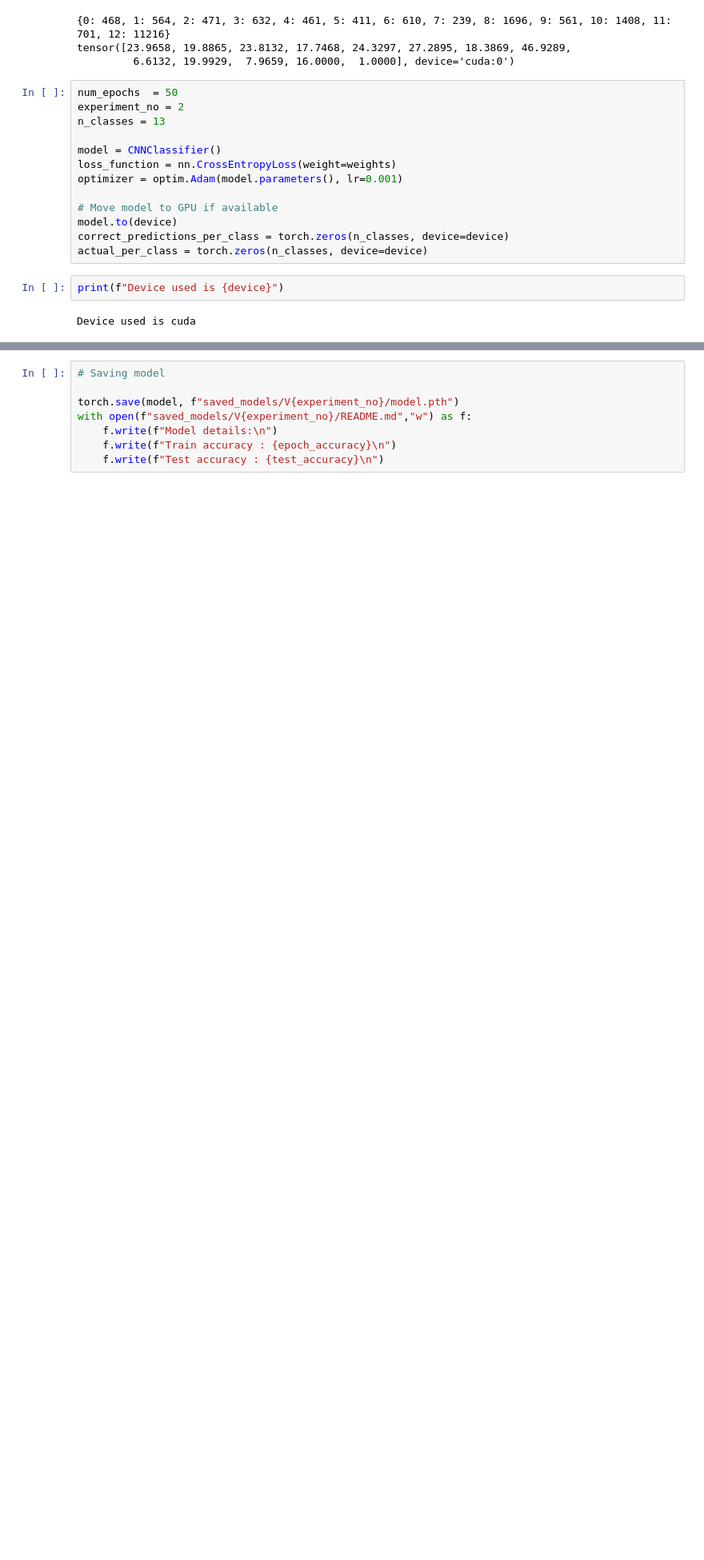
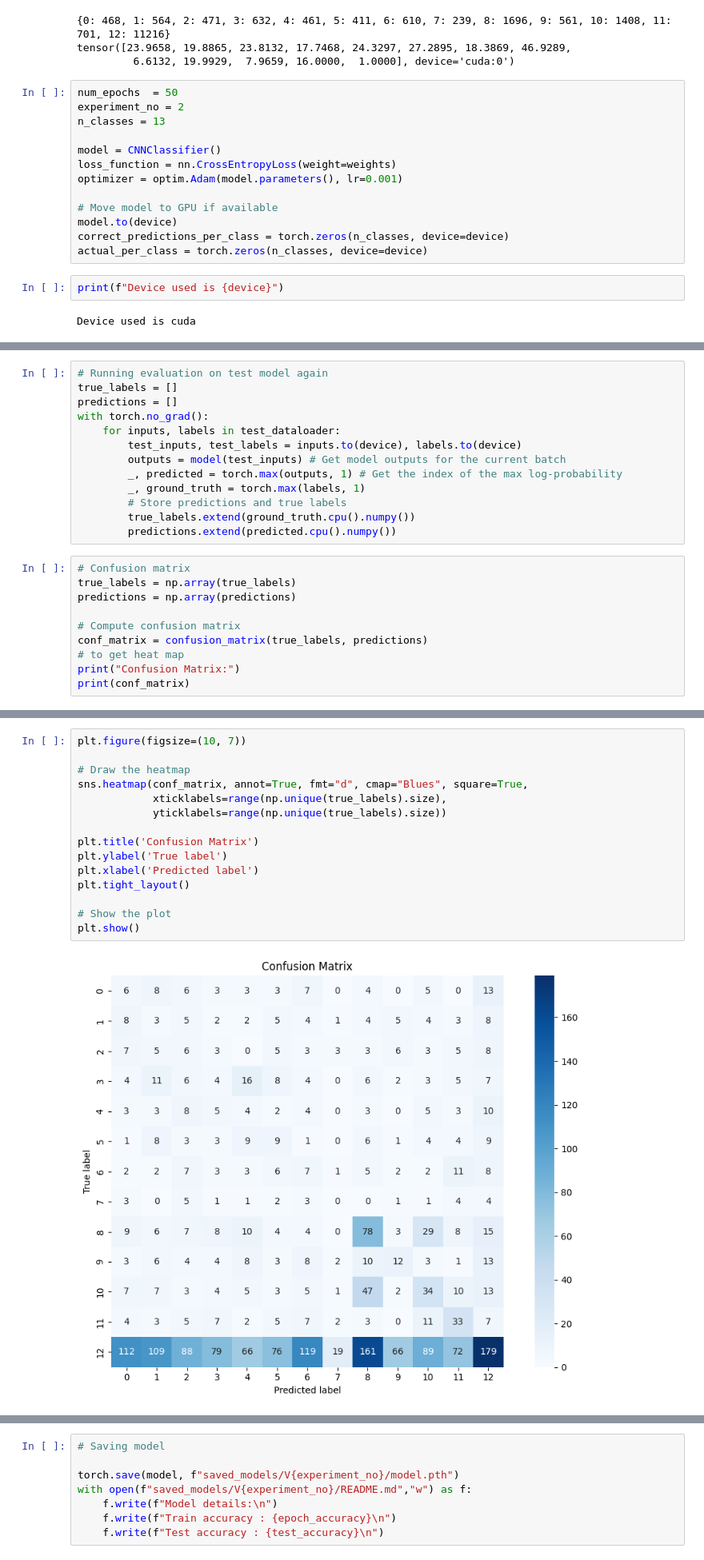
Before and after one commit to MPSLab-ASU/IncidentNet, a Jupyter notebook: city_scale/CNN_DNN/model_train.ipynb, the cells around one changed output, grey strips where cells are left out. Shown: that part at 80% size. Drawn from its saved outputs; the diff is of its cells as text; blank space fills up the shorter version.

Commit message:
Added evaluation metrics

```diff
--- a/city_scale/CNN_DNN/model_train.ipynb
+++ b/city_scale/CNN_DNN/model_train.ipynb
@@ -247,0 +267,23 @@ Epoch 50 Test Accuracy: 17.36%
+# %%
+# Running evaluation on test model again
+true_labels = []
+predictions = []
+with torch.no_grad():
+    for inputs, labels in test_dataloader:
+        test_inputs, test_labels = inputs.to(device), labels.to(device)
+        outputs = model(test_inputs) # Get model outputs for the current batch
+        _, predicted = torch.max(outputs, 1) # Get the index of the max log-probability
+        _, ground_truth = torch.max(labels, 1)
+        # Store predictions and true labels
+        true_labels.extend(ground_truth.cpu().numpy())
+        predictions.extend(predicted.cpu().numpy())
+# %%
+# Confusion matrix
+true_labels = np.array(true_labels)
+predictions = np.array(predictions)
+
+# Compute confusion matrix
+conf_matrix = confusion_matrix(true_labels, predictions)
+# to get heat map
+print("Confusion Matrix:")
+print(conf_matrix)
@@ -247,0 +305,17 @@ Epoch 50 Test Accuracy: 17.36%
+# %%
+plt.figure(figsize=(10, 7))
+
+# Draw the heatmap
+sns.heatmap(conf_matrix, annot=True, fmt="d", cmap="Blues", square=True,
+            xticklabels=range(np.unique(true_labels).size),
+            yticklabels=range(np.unique(true_labels).size))
+
+plt.title('Confusion Matrix')
+plt.ylabel('True label')
+plt.xlabel('Predicted label')
+plt.tight_layout()
+
+# Show the plot
+plt.show()
+# %% [output]
+[figure, added]
```
Also changed, not shown: parts of 7 cells of this notebook.
